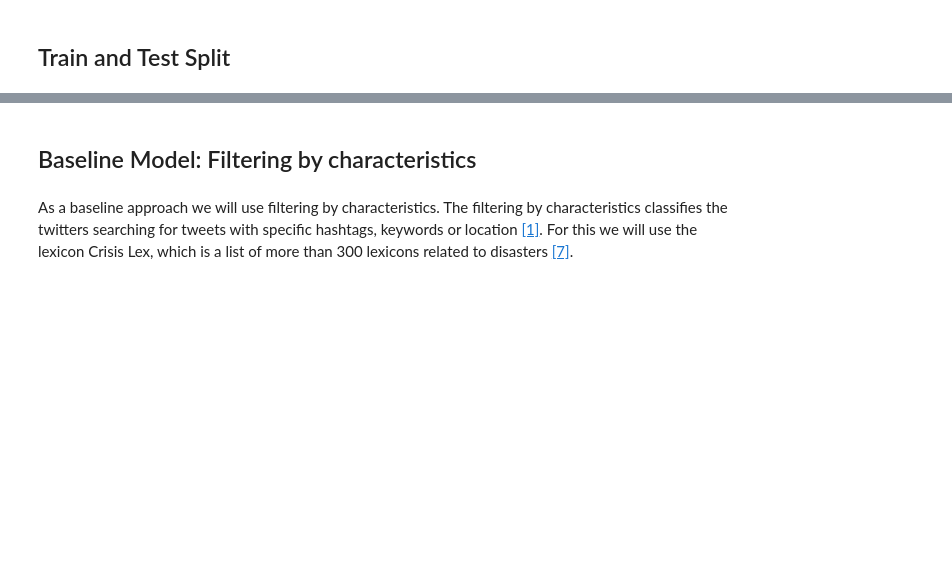
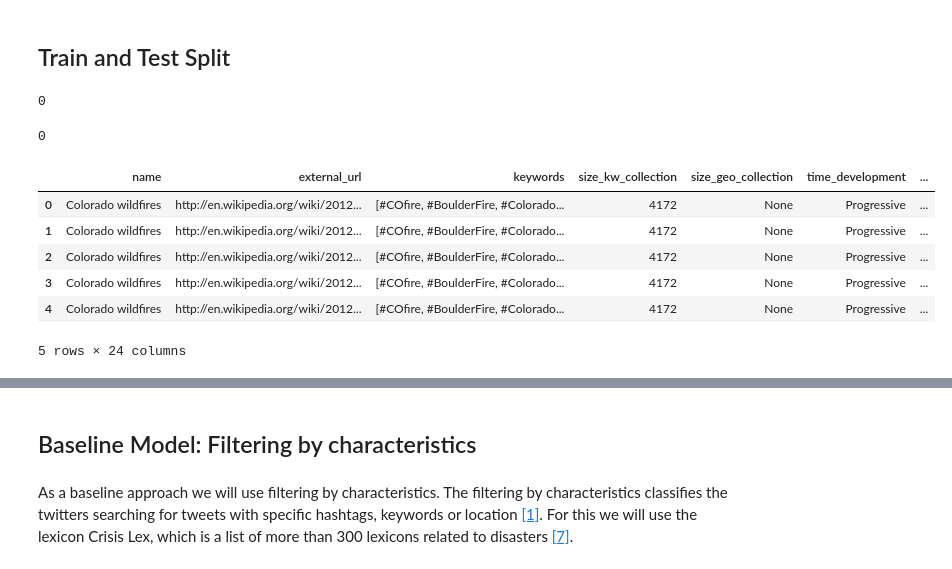
Before and after one commit to karengarm/NLP_Disaster_Tweets_Classification, a Jupyter notebook: Automatic detection of crisis-related messages - NLP.ipynb, the cells around one changed output, grey strips where cells are left out. Drawn from its saved outputs; the diff is of its cells as text; code cells hidden in the pictures; blank space fills up the shorter version.

```diff
--- a/Automatic detection of crisis-related messages - NLP.ipynb
+++ b/Automatic detection of crisis-related messages - NLP.ipynb
@@ -344,0 +359,18 @@ df_train = df_total[~df_total['name'].isin(crisis_for_test)]
+# %%
+df_test['tweettext_proc'].isnull().sum()
+# %% [output]
+0
+# %%
+df_train['tweettext_proc'].isnull().sum()
+# %% [output]
+0
+# %%
+df_train.head()
+# %% [output]
+|  | name | external_url | keywords | size_kw_collection | size_geo_collection | time_development | ... |
+| 0 | Colorado wildfires | http://en.wikipedia.org/wiki/2012... | [#COfire, #BoulderFire, #Colorado... | 4172 | None | Progressive | ... |
+| 1 | Colorado wildfires | http://en.wikipedia.org/wiki/2012... | [#COfire, #BoulderFire, #Colorado... | 4172 | None | Progressive | ... |
+| 2 | Colorado wildfires | http://en.wikipedia.org/wiki/2012... | [#COfire, #BoulderFire, #Colorado... | 4172 | None | Progressive | ... |
+| 3 | Colorado wildfires | http://en.wikipedia.org/wiki/2012... | [#COfire, #BoulderFire, #Colorado... | 4172 | None | Progressive | ... |
+| 4 | Colorado wildfires | http://en.wikipedia.org/wiki/2012... | [#COfire, #BoulderFire, #Colorado... | 4172 | None | Progressive | ... |
+5 rows × 24 columns
```
Also changed, not shown: parts of 26 cells of this notebook.
